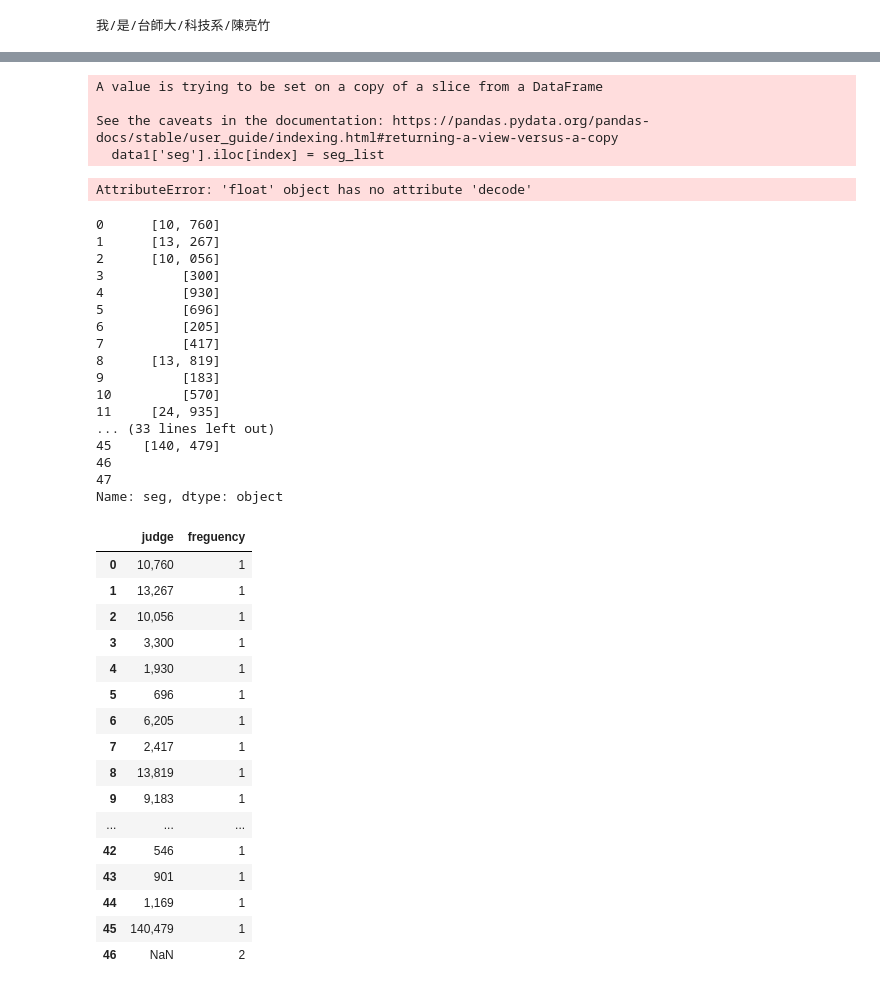
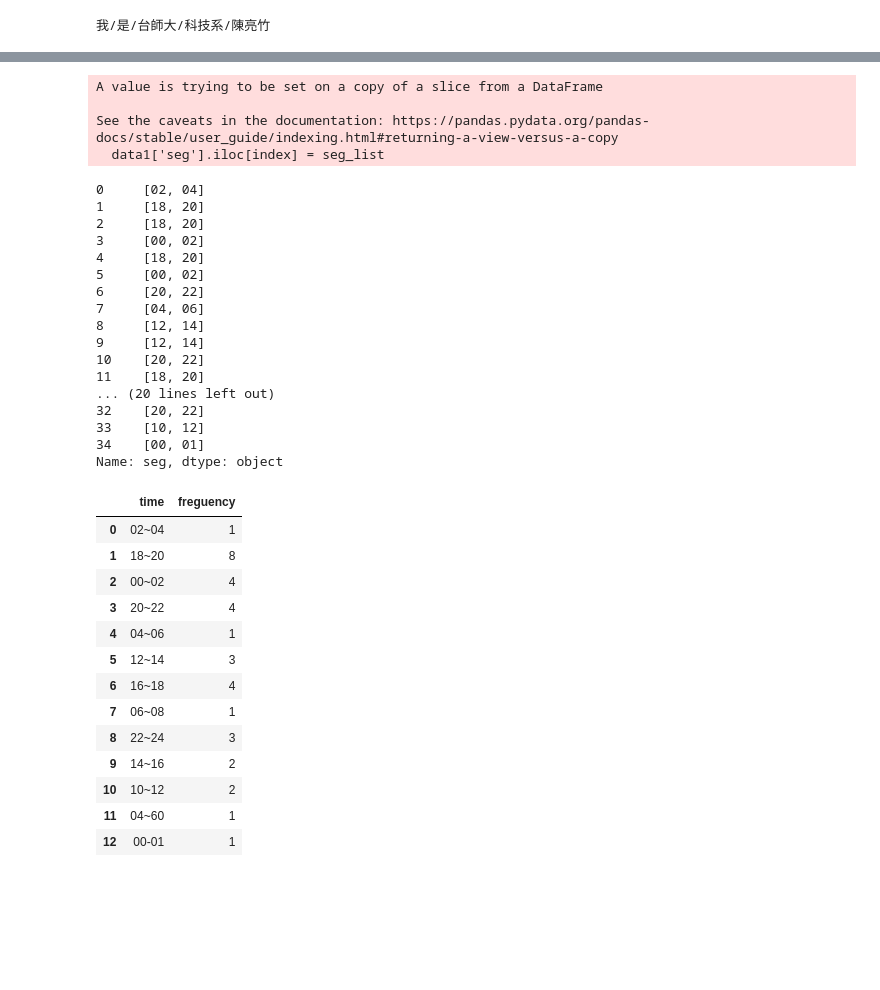
Before and after one commit to awchu0323/PL, a Jupyter notebook: 作業4/作業4.ipynb, the cells around one changed output, grey strips where cells are left out. Drawn from its saved outputs; the diff is of its cells as text; code cells hidden in the pictures; blank space fills up the shorter version.

```diff
--- a/作業4/作業4.ipynb
+++ b/作業4/作業4.ipynb
@@ -5,6 +5,6 @@ import pandas as pd
 import numpy
 from collections import Counter
 # %%
-data1 = pd.read_csv('20220126093253520800.xlsx_.csv')
+data1 = pd.read_csv('臺北市街頭隨機搶奪案件點位資訊.csv')
 data1
 # %% [output]
@@ -54,7 +58,7 @@ data1.head()
 #seg_list = jieba.lcut(documents)
 jieba.analyse.set_stop_words('作業四.txt')
 index = 0
-for documents in data1['合計\nTotal']:
+for documents in data1['發生時段']:
     seg_list = jieba.analyse.extract_tags(documents, 150)
     data1['seg'].iloc[index] = seg_list
     index += 1
@@ -63,52 +67,48 @@ A value is trying to be set on a copy of a slice from a DataFrame
 
 See the caveats in the documentation: https://pandas.pydata.org/pandas-docs/stable/user_guide/indexing.html#returning-a-view-versus-a-copy
   data1['seg'].iloc[index] = seg_list
-AttributeError: 'float' object has no attribute 'decode'
 # %%
 data1["seg"]
 # %% [output]
-0      [10, 760]
-1      [13, 267]
-2      [10, 056]
-3          [300]
-4          [930]
-5          [696]
-6          [205]
-7          [417]
-8      [13, 819]
-9          [183]
-10         [570]
-11     [24, 935]
-... (33 lines left out)
-45    [140, 479]
-46
-47
+0     [02, 04]
+1     [18, 20]
+2     [18, 20]
+3     [00, 02]
+4     [18, 20]
+5     [00, 02]
+6     [20, 22]
+7     [04, 06]
+8     [12, 14]
+9     [12, 14]
+10    [20, 22]
+11    [18, 20]
+... (20 lines left out)
+32    [20, 22]
+33    [10, 12]
+34    [00, 01]
 Name: seg, dtype: object
 # %%
-words = list(data1["合計\nTotal"])
+words = list(data1["發生時段"])
 show_key = pd.DataFrame(Counter(words).keys())
 show_values = pd.DataFrame(Counter(words).values())
 # %%
 df = [show_key, show_values]
 # %%
 result = pd.concat(df, axis=1)
-result.columns = ['judge', 'freguency']
+result.columns = ['time', 'freguency']
 result
 # %% [output]
-|  | judge | freguency |
-| 0 | 10,760 | 1 |
-| 1 | 13,267 | 1 |
-| 2 | 10,056 | 1 |
-| 3 | 3,300 | 1 |
-| 4 | 1,930 | 1 |
-| 5 | 696 | 1 |
-| 6 | 6,205 | 1 |
-| 7 | 2,417 | 1 |
-| 8 | 13,819 | 1 |
-| 9 | 9,183 | 1 |
-| ... | ... | ... |
-| 42 | 546 | 1 |
-| 43 | 901 | 1 |
-| 44 | 1,169 | 1 |
-| 45 | 140,479 | 1 |
-| 46 | NaN | 2 |
+|  | time | freguency |
+| 0 | 02~04 | 1 |
+| 1 | 18~20 | 8 |
+| 2 | 00~02 | 4 |
+| 3 | 20~22 | 4 |
+| 4 | 04~06 | 1 |
+| 5 | 12~14 | 3 |
+| 6 | 16~18 | 4 |
+| 7 | 06~08 | 1 |
+| 8 | 22~24 | 3 |
+| 9 | 14~16 | 2 |
+| 10 | 10~12 | 2 |
+| 11 | 04~60 | 1 |
+| 12 | 00-01 | 1 |
```
Also changed, not shown: parts of 7 cells of this notebook.
